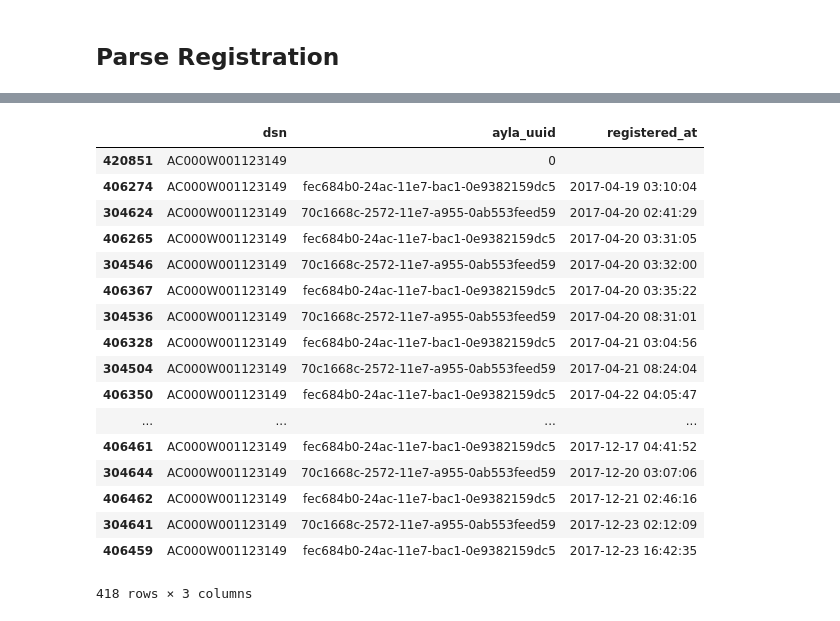
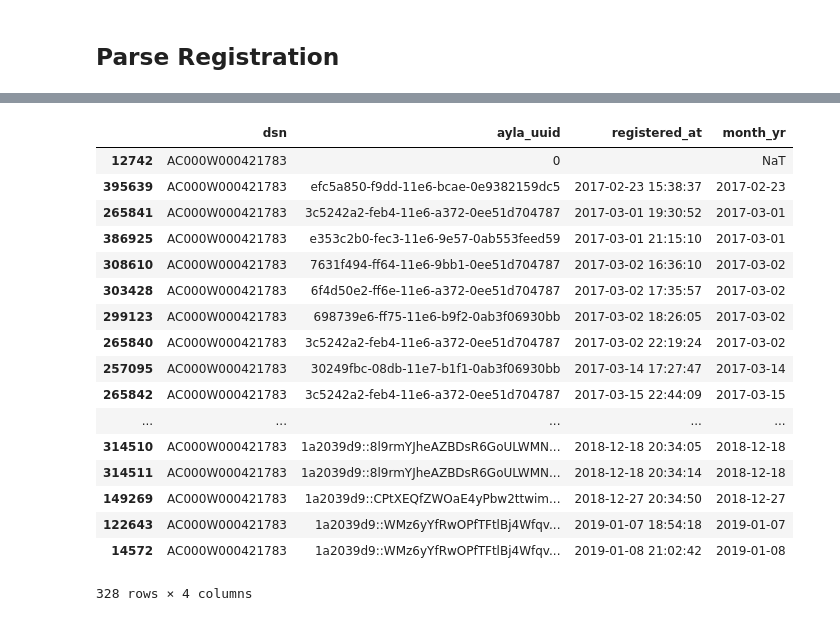
Before and after one commit to baileymichele/Owlet-code, a Jupyter notebook: Parse M_F DOB.ipynb, the cells around one changed output, grey strips where cells are left out. Cells and saved outputs as stored; diff of their text form; code cells hidden in the pictures.

```diff
--- a/Parse M_F DOB.ipynb
+++ b/Parse M_F DOB.ipynb
@@ -315,0 +350,5 @@ df_reg.head(2)
+# %%
+# df_reg = pd.read_csv("registration_pre_20190113_000000000000.csv", compression='gzip')
+# df_reg = parse_registration(df_reg)
+# df_reg.to_csv("parsed_registration_pre_20190113.csv", compression="gzip"), index=False
+df_reg = pd.read_csv('/Users/brodriguez/Documents/parsed_registration_pre_20190113.csv', compression='gzip', index_col=0)
@@ -315,0 +375,8 @@ df_reg.head(2)
+# %%
+def bday_to_month_yr(x):
+    if len(x) < 10:
+        return ''
+    if (int(x[:4]) < 2015) or (int(x[:4]) > 2019):
+        return ''
+    return datetime(int(x[:4]),int(x[5:7]),int(x[8:10]))
+df_reg['month_yr'] = df_reg.registered_at.apply(bday_to_month_yr)
@@ -316,21 +476,21 @@ df_reg.head(2)
 # %%
-df_reg[df_reg.dsn == "AC000W001123149"].sort_values(by="registered_at")
+df_reg[df_reg.dsn == "AC000W000421783"].sort_values(by="registered_at")
 # %% [output]
-|  | dsn | ayla_uuid | registered_at |
-| 420851 | AC000W001123149 | 0 |  |
-| 406274 | AC000W001123149 | fec684b0-24ac-11e7-bac1-0e9382159dc5 | 2017-04-19 03:10:04 |
-| 304624 | AC000W001123149 | 70c1668c-2572-11e7-a955-0ab553feed59 | 2017-04-20 02:41:29 |
-| 406265 | AC000W001123149 | fec684b0-24ac-11e7-bac1-0e9382159dc5 | 2017-04-20 03:31:05 |
-| 304546 | AC000W001123149 | 70c1668c-2572-11e7-a955-0ab553feed59 | 2017-04-20 03:32:00 |
-| 406367 | AC000W001123149 | fec684b0-24ac-11e7-bac1-0e9382159dc5 | 2017-04-20 03:35:22 |
-| 304536 | AC000W001123149 | 70c1668c-2572-11e7-a955-0ab553feed59 | 2017-04-20 08:31:01 |
-| 406328 | AC000W001123149 | fec684b0-24ac-11e7-bac1-0e9382159dc5 | 2017-04-21 03:04:56 |
-| 304504 | AC000W001123149 | 70c1668c-2572-11e7-a955-0ab553feed59 | 2017-04-21 08:24:04 |
-| 406350 | AC000W001123149 | fec684b0-24ac-11e7-bac1-0e9382159dc5 | 2017-04-22 04:05:47 |
-| ... | ... | ... | ... |
-| 406461 | AC000W001123149 | fec684b0-24ac-11e7-bac1-0e9382159dc5 | 2017-12-17 04:41:52 |
-| 304644 | AC000W001123149 | 70c1668c-2572-11e7-a955-0ab553feed59 | 2017-12-20 03:07:06 |
-| 406462 | AC000W001123149 | fec684b0-24ac-11e7-bac1-0e9382159dc5 | 2017-12-21 02:46:16 |
-| 304641 | AC000W001123149 | 70c1668c-2572-11e7-a955-0ab553feed59 | 2017-12-23 02:12:09 |
-| 406459 | AC000W001123149 | fec684b0-24ac-11e7-bac1-0e9382159dc5 | 2017-12-23 16:42:35 |
+|  | dsn | ayla_uuid | registered_at | month_yr |
+| 12742 | AC000W000421783 | 0 |  | NaT |
+| 395639 | AC000W000421783 | efc5a850-f9dd-11e6-bcae-0e9382159dc5 | 2017-02-23 15:38:37 | 2017-02-23 |
+| 265841 | AC000W000421783 | 3c5242a2-feb4-11e6-a372-0ee51d704787 | 2017-03-01 19:30:52 | 2017-03-01 |
+| 386925 | AC000W000421783 | e353c2b0-fec3-11e6-9e57-0ab553feed59 | 2017-03-01 21:15:10 | 2017-03-01 |
+| 308610 | AC000W000421783 | 7631f494-ff64-11e6-9bb1-0ee51d704787 | 2017-03-02 16:36:10 | 2017-03-02 |
+| 303428 | AC000W000421783 | 6f4d50e2-ff6e-11e6-a372-0ee51d704787 | 2017-03-02 17:35:57 | 2017-03-02 |
+| 299123 | AC000W000421783 | 698739e6-ff75-11e6-b9f2-0ab3f06930bb | 2017-03-02 18:26:05 | 2017-03-02 |
+| 265840 | AC000W000421783 | 3c5242a2-feb4-11e6-a372-0ee51d704787 | 2017-03-02 22:19:24 | 2017-03-02 |
+| 257095 | AC000W000421783 | 30249fbc-08db-11e7-b1f1-0ab3f06930bb | 2017-03-14 17:27:47 | 2017-03-14 |
+| 265842 | AC000W000421783 | 3c5242a2-feb4-11e6-a372-0ee51d704787 | 2017-03-15 22:44:09 | 2017-03-15 |
+| ... | ... | ... | ... | ... |
+| 314510 | AC000W000421783 | 1a2039d9::8l9rmYJheAZBDsR6GoULWMN... | 2018-12-18 20:34:05 | 2018-12-18 |
+| 314511 | AC000W000421783 | 1a2039d9::8l9rmYJheAZBDsR6GoULWMN... | 2018-12-18 20:34:14 | 2018-12-18 |
+| 149269 | AC000W000421783 | 1a2039d9::CPtXEQfZWOaE4yPbw2ttwim... | 2018-12-27 20:34:50 | 2018-12-27 |
+| 122643 | AC000W000421783 | 1a2039d9::WMz6yYfRwOPfTFtlBj4Wfqv... | 2019-01-07 18:54:18 | 2019-01-07 |
+| 14572 | AC000W000421783 | 1a2039d9::WMz6yYfRwOPfTFtlBj4Wfqv... | 2019-01-08 21:02:42 | 2019-01-08 |
-418 rows × 3 columns
+328 rows × 4 columns
```
Also changed, not shown: parts of 65 cells of this notebook, 4 other files.
